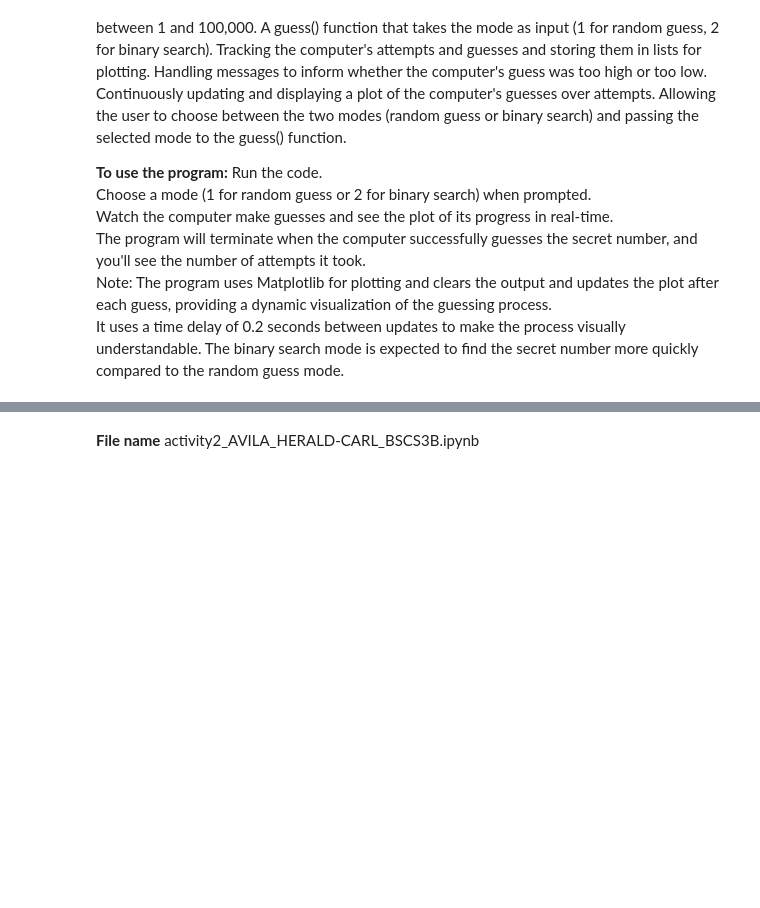
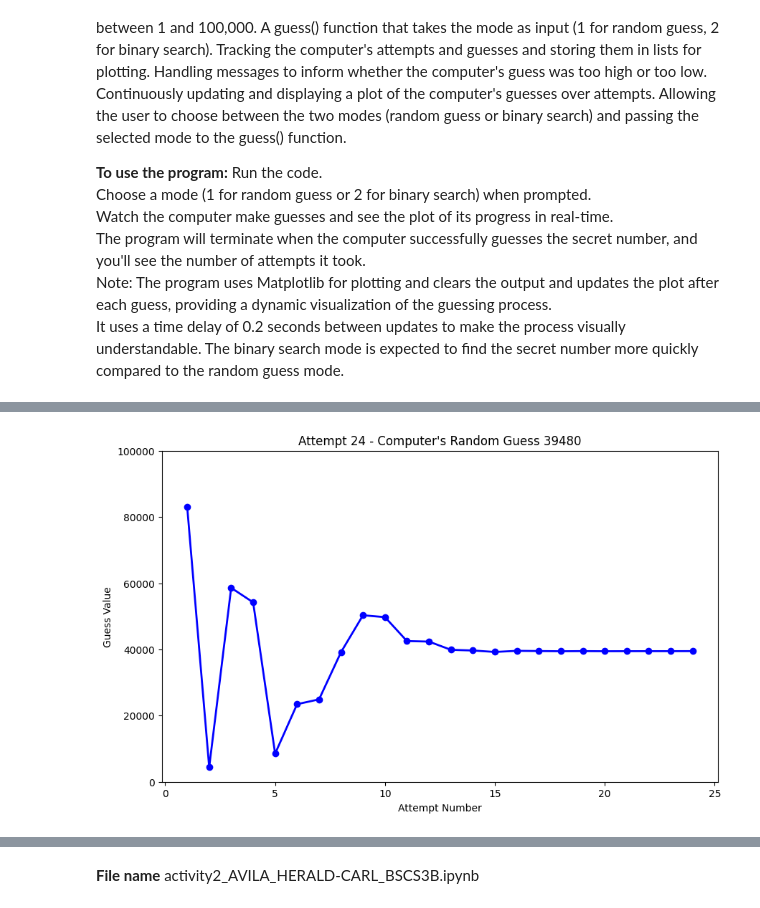
Before and after one commit to Devcavi19/csec413_activities, a Jupyter notebook: Activity_2/AVILA_activity_2.ipynb, the cells around one changed output, grey strips where cells are left out. Cells and saved outputs as stored; diff of their text form; code cells hidden in the pictures; blank space fills up the shorter version.

```diff
--- a/Activity_2/AVILA_activity_2.ipynb
+++ b/Activity_2/AVILA_activity_2.ipynb
@@ -80,0 +111,28 @@ for pl in range(len(x)):
+# %%
+if __name__ == "__main__":
+    """
+    Main program execution with user interface
+    """
+    print("Computer Modes")
+    print("1. Random Guess")
+    print("2. Binary Search")
+
+    # Input validation loop
+    while True:
+        try:
+            mode = int(input("Enter mode (1 or 2): "))
+
+            if mode == 1:
+                break
+            elif mode == 2:
+                break
+            else:
+                print("❌ Invalid choice! Please enter 1 or 2.")
+
+        except ValueError:
+            print("❌ Invalid input! Please enter a number (1 or 2).")
+
+    # Run the guess function with selected mode
+    guess(mode)
+# %% [output]
+[figure, added]
```
Also changed, not shown: parts of 9 cells of this notebook.
